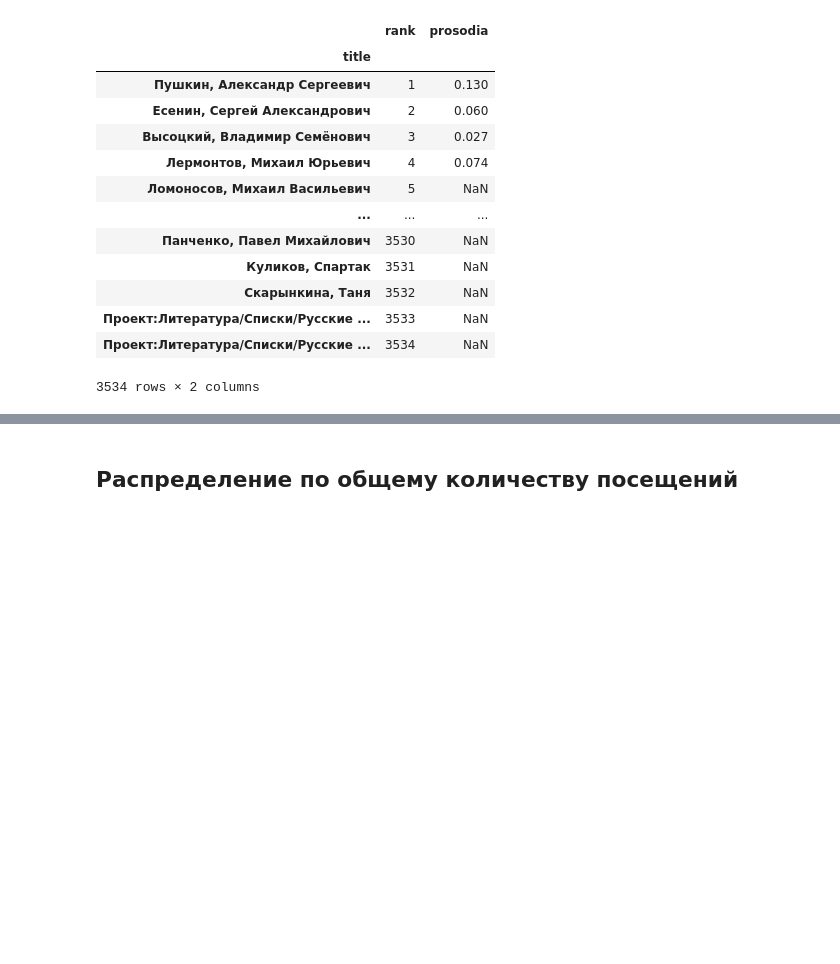
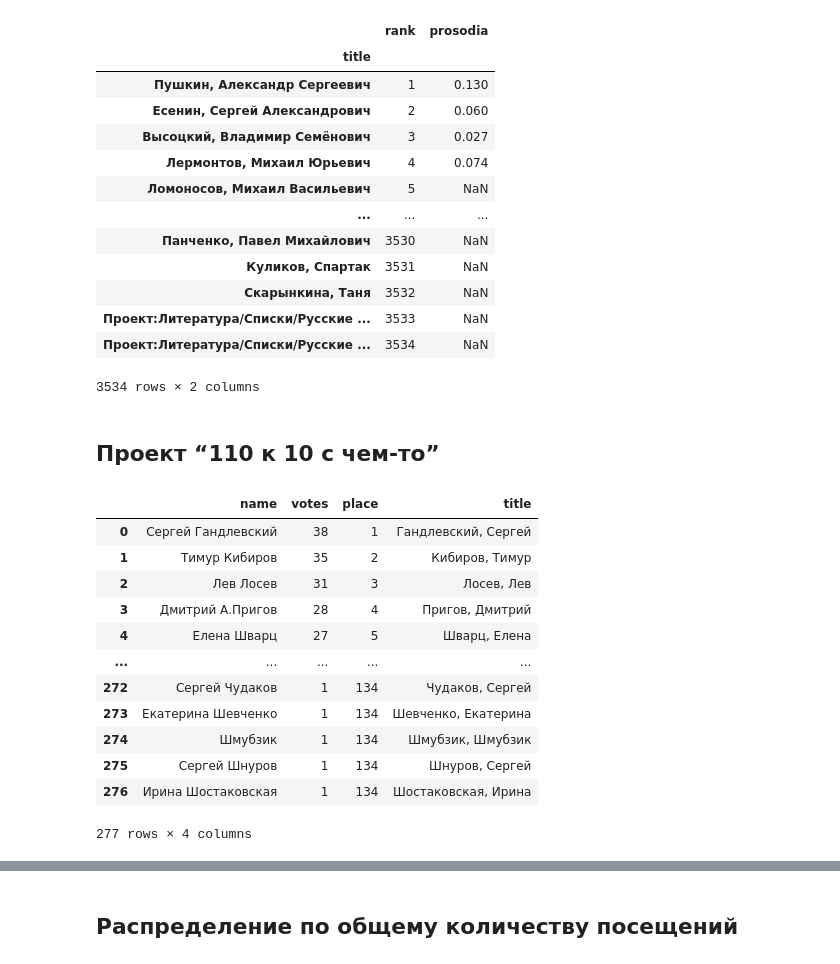
Before and after one commit to agbragin/russian-poetry-wikipedia-stats, a Jupyter notebook: 05-analysis.ipynb, the cells around one changed output, grey strips where cells are left out. Drawn from its saved outputs; the diff is of its cells as text; code cells hidden in the pictures; blank space fills up the shorter version.

Commit message:
Analysis of data from project "110 to 10" added.

```diff
--- a/05-analysis.ipynb
+++ b/05-analysis.ipynb
@@ -272,3 +272,28 @@ rank.join(prosodia_survey)
 | Проект:Литература/Списки/Русские ... | 3533 | NaN |
 | Проект:Литература/Списки/Русские ... | 3534 | NaN |
 3534 rows × 2 columns
+# %% [markdown]
+## Проект “110 к 10 с чем-то”
+# %%
+project_110_10 = pd.read_csv('data/110-10-rating.csv', index_col=0)
+
+def compose_term(name):
+    parts = re.split('\s+|\.', name)
+    return ', '.join([parts[-1], parts[0]])
+
+project_110_10['title'] = project_110_10['name'].map(lambda x: compose_term(x))
+project_110_10
+# %% [output]
+|  | name | votes | place | title |
+| 0 | Сергей Гандлевский | 38 | 1 | Гандлевский, Сергей |
+| 1 | Тимур Кибиров | 35 | 2 | Кибиров, Тимур |
+| 2 | Лев Лосев | 31 | 3 | Лосев, Лев |
+| 3 | Дмитрий А.Пригов | 28 | 4 | Пригов, Дмитрий |
+| 4 | Елена Шварц | 27 | 5 | Шварц, Елена |
+| ... | ... | ... | ... | ... |
+| 272 | Сергей Чудаков | 1 | 134 | Чудаков, Сергей |
+| 273 | Екатерина Шевченко | 1 | 134 | Шевченко, Екатерина |
+| 274 | Шмубзик | 1 | 134 | Шмубзик, Шмубзик |
+| 275 | Сергей Шнуров | 1 | 134 | Шнуров, Сергей |
+| 276 | Ирина Шостаковская | 1 | 134 | Шостаковская, Ирина |
+277 rows × 4 columns
```
Also changed, not shown: parts of 4 cells of this notebook.
